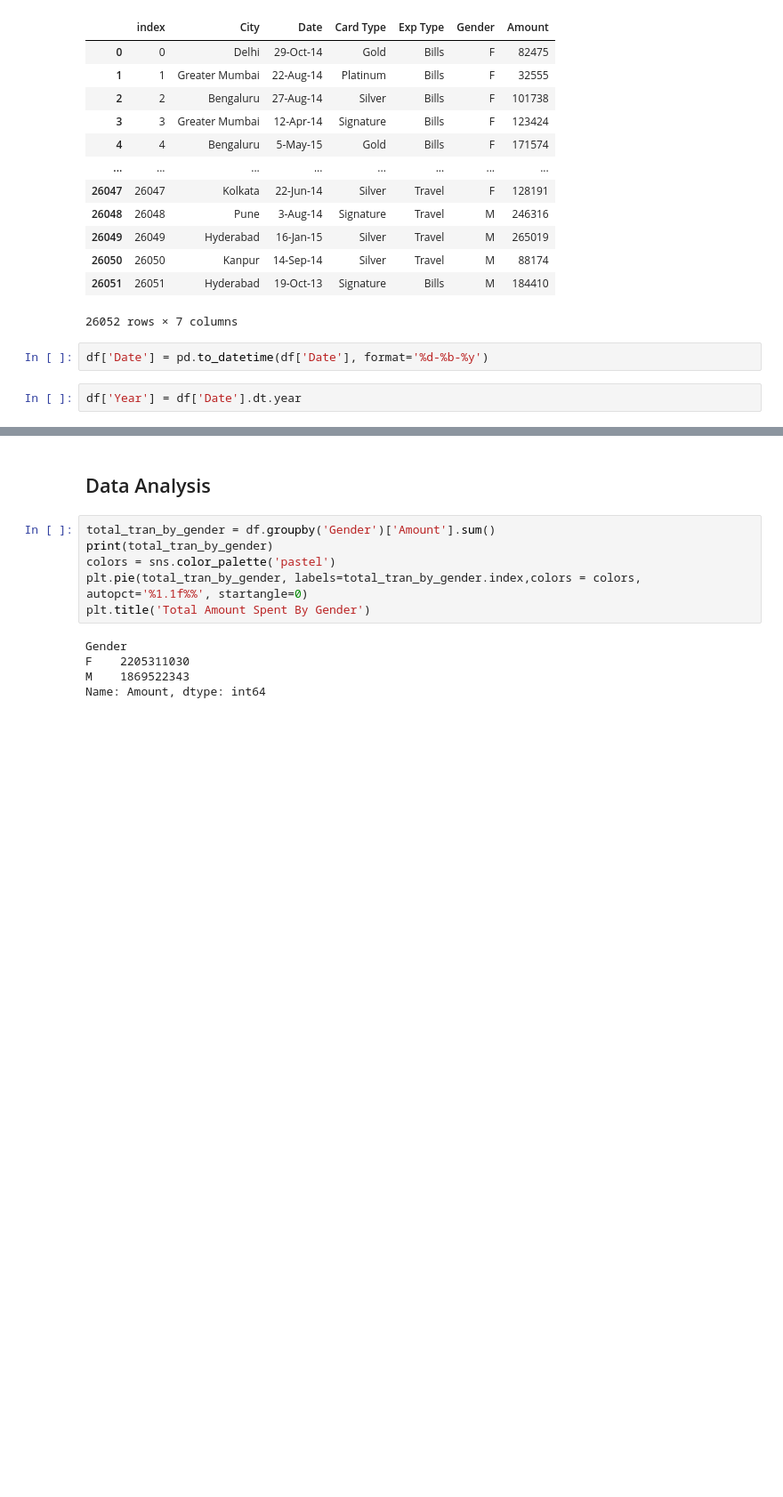
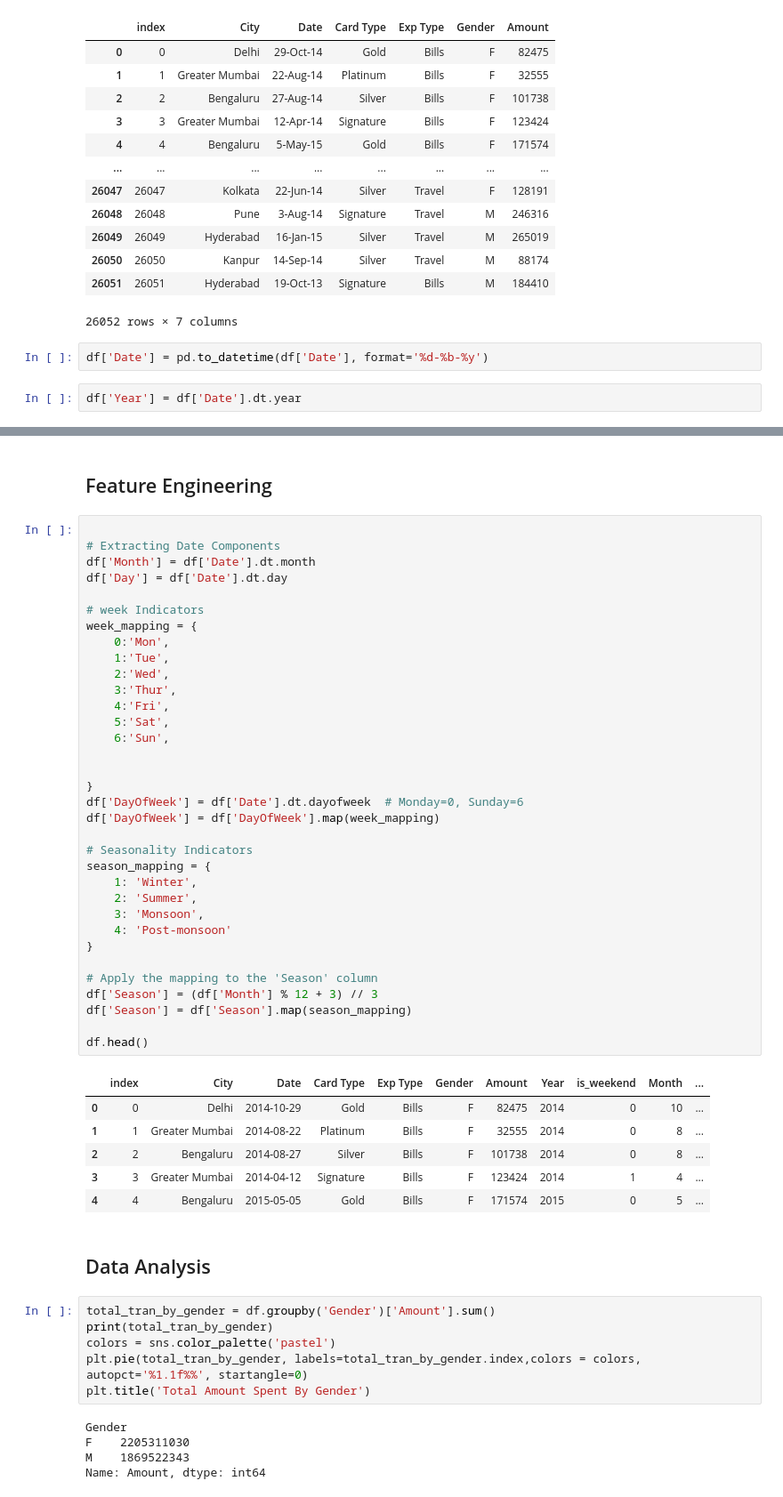
Before and after one commit to aatiw/ML-projects, a Jupyter notebook: credit card spending/Credit Card Spending Analysis.ipynb, the cells around one changed output, grey strips where cells are left out. Shown at 89% size. Drawn from its saved outputs; the diff is of its cells as text; blank space fills up the shorter version.

```diff
--- a/credit card spending/Credit Card Spending Analysis.ipynb
+++ b/credit card spending/Credit Card Spending Analysis.ipynb
@@ -118,3 +120,46 @@ df['is_weekend'] = df['Date'].dt.dayofweek // 5
+# %% [markdown]
+## Feature Engineering
+# %%
+
+# Extracting Date Components
+df['Month'] = df['Date'].dt.month
+df['Day'] = df['Date'].dt.day
+
+# week Indicators
+week_mapping = {
+    0:'Mon',
+    1:'Tue',
+    2:'Wed',
+    3:'Thur',
+    4:'Fri',
+    5:'Sat',
+    6:'Sun',
+
+
+}
+df['DayOfWeek'] = df['Date'].dt.dayofweek  # Monday=0, Sunday=6
+df['DayOfWeek'] = df['DayOfWeek'].map(week_mapping)
+
+# Seasonality Indicators
+season_mapping = {
+    1: 'Winter',
+    2: 'Summer',
+    3: 'Monsoon',
+    4: 'Post-monsoon'
+}
+
+# Apply the mapping to the 'Season' column
+df['Season'] = (df['Month'] % 12 + 3) // 3
+df['Season'] = df['Season'].map(season_mapping)
+
+df.head()
+# %% [output]
+|  | index | City | Date | Card Type | Exp Type | Gender | Amount | Year | is_weekend | Month | ... |
+| 0 | 0 | Delhi | 2014-10-29 | Gold | Bills | F | 82475 | 2014 | 0 | 10 | ... |
+| 1 | 1 | Greater Mumbai | 2014-08-22 | Platinum | Bills | F | 32555 | 2014 | 0 | 8 | ... |
+| 2 | 2 | Bengaluru | 2014-08-27 | Silver | Bills | F | 101738 | 2014 | 0 | 8 | ... |
+| 3 | 3 | Greater Mumbai | 2014-04-12 | Signature | Bills | F | 123424 | 2014 | 1 | 4 | ... |
+| 4 | 4 | Bengaluru | 2015-05-05 | Gold | Bills | F | 171574 | 2015 | 0 | 5 | ... |
 # %% [markdown]
 ## Data Analysis
 # %%
```
Also changed, not shown: parts of 7 cells of this notebook.
